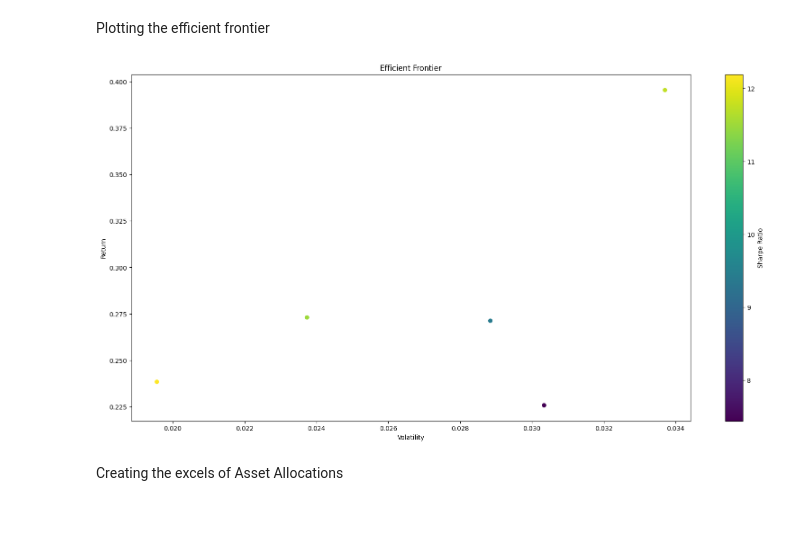
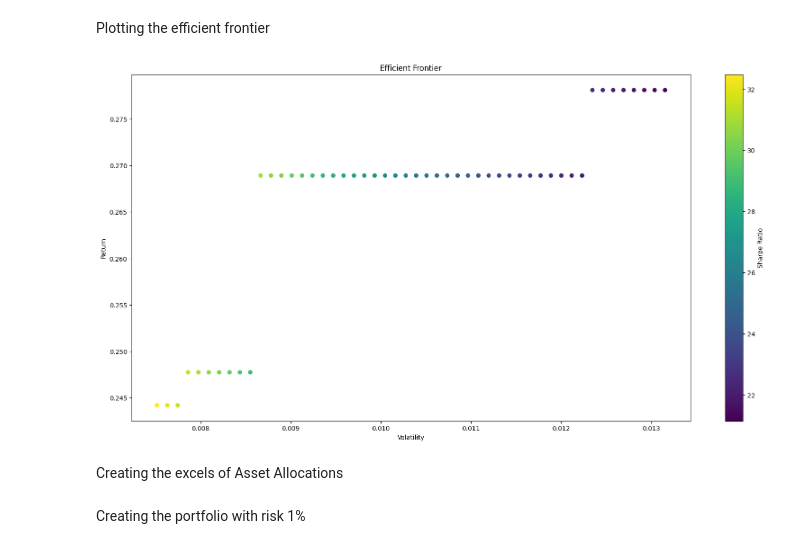
Before and after one commit to DilshanSonnadara/Quantum_Computing_Research, a Jupyter notebook: Quantum_Reformulated_Markowitz.ipynb, the cells around one changed output. Cells and saved outputs as stored; diff of their text form; code cells hidden in the pictures; blank space fills up the shorter version.

Commit message:
Updated the quantum codes to generate the portfolio for a risk value of 1%

```diff
--- a/Quantum_Reformulated_Markowitz.ipynb
+++ b/Quantum_Reformulated_Markowitz.ipynb
@@ -58,3 +61,9 @@ X = [Integer(f"x_{i}") for i in range(n_assets)] #To represent x
+# %%
+Z =  [[Binary(f"z_{i}_{l}") for l in range(M)] for i in range(n_assets)] #To represent x
+# Calculate X as the weighted sum of Z's components
+X = [sum(2**j * Z[i][j] for j in range(M)) for i in range(n_assets)]
+
+# X = [Integer(f"x_{i}") for i in range(n_assets)] #To represent x
 # %% [markdown]
 Finding the weights
 # %%
@@ -333,8 +386,14 @@ Calculating the portolio with the lowest risk
 #Sum of shares
 S = 1000
 
+M = math.floor(math.log2(S)) +1
 
-X = [Integer(f"x_{i}") for i in range(n_assets)] #To represent x
+Z =  [[Binary(f"z_{i}_{l}") for l in range(M)] for i in range(n_assets)] #To represent x
+# Calculate X as the weighted sum of Z's components
+X = [sum(2**j * Z[i][j] for j in range(M)) for i in range(n_assets)]
+
+
+# X = [Integer(f"x_{i}") for i in range(n_assets)] #To represent x
 W = [x/S for x in X] #For the weight
 
 
@@ -368,8 +427,9 @@ for label, violation in cqm.iter_violations(sampleset.first[0], skip_satisfied=T
 
 
 
-#Recreating the original variables
+#Recreating the decision variables
 sample = sampleset.first[0]
+
 
 # Number of decision variables
 num_decision_variables = n_assets
@@ -377,7 +437,24 @@ num_decision_variables = n_assets
 # Reconstruct the original decision variables
 decision_variables = []
 for i in range(num_decision_variables):
-    decision_variables.append(sample[f'x_{i}'])
+    value = 0
+    for j in range(M):
+        bit_value = sample[f'z_{i}_{j}']
+        value += 2**j * bit_value
+    decision_variables.append(value)
+
+
+
+# #Recreating the original variables
+# sample = sampleset.first[0]
+
+# # Number of decision variables
+# num_decision_variables = n_assets
+
+# # Reconstruct the original decision variables
+# decision_variables = []
+# for i in range(num_decision_variables):
+#     decision_variables.append(sample[f'x_{i}'])
 
 
 
@@ -426,7 +501,7 @@ Return:  0.03555056117475771
 Calculating the efficient frontier
 # %%
 # Initialize arrays to store portfolio returns, volatilities, and weights
-num_ports = 5
+num_ports = 50
 
 # Calculate the gap between portfolio volatilities for equally spaced portfolios
 vol_min = risk_value_minimum
@@ -574,19 +745,19 @@ final_results_df.to_excel('Final_Results.xlsx', index=False)
 Plotting the efficient frontier
 # %%
 #Calculating the sharpe ratio
-final_results_df["Sharpe_Ratio"]=final_results_df["total_return"]/final_results_df["risk_value"]
+final_results_df["Sharpe_Ratio"]=final_results_df["total_return"]/final_results_df["R"]
 # %%
 
 # Plotting the Efficient Frontier
 plt.figure(figsize=(20, 10))
-plt.scatter(final_results_df["risk_value"], final_results_df["total_return"], c=final_results_df["Sharpe_Ratio"], cmap='viridis')
+plt.scatter(final_results_df["R"], final_results_df["total_return"], c=final_results_df["Sharpe_Ratio"], cmap='viridis')
 plt.colorbar(label='Sharpe Ratio')
 plt.xlabel('Volatility')
 plt.ylabel('Return')
 plt.title('Efficient Frontier')
 plt.show()
 # %% [output]
-[figure, old version]
+[figure, new version]
 # %% [markdown]
 Creating the excels of Asset Allocations
 # %%
@@ -597,3 +768,5 @@ for i, result in enumerate(results_list, start=1):
     # Save the DataFrame as an Excel file
     file_name = f'Assets{i}.xlsx'
     assets_df.to_excel(file_name, index=False)
+# %% [markdown]
+Creating the portfolio with risk 1%
```
Also changed, not shown: parts of 20 cells of this notebook.
